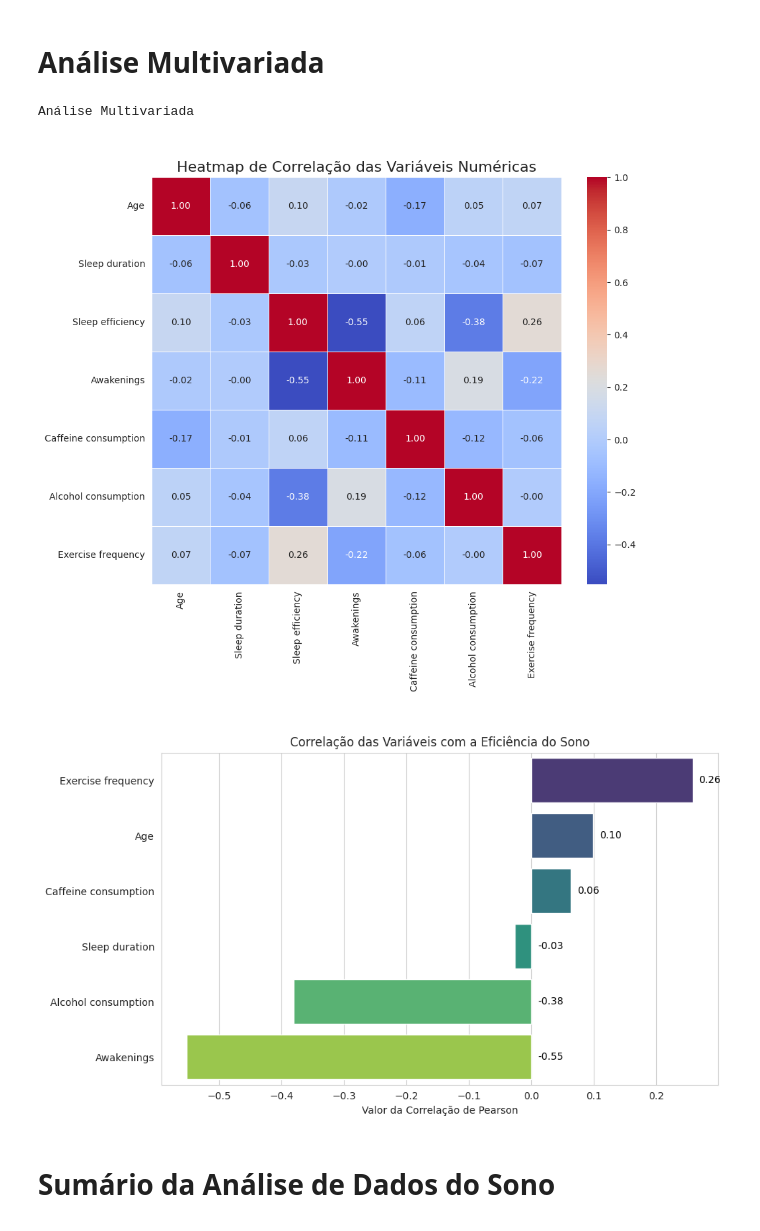
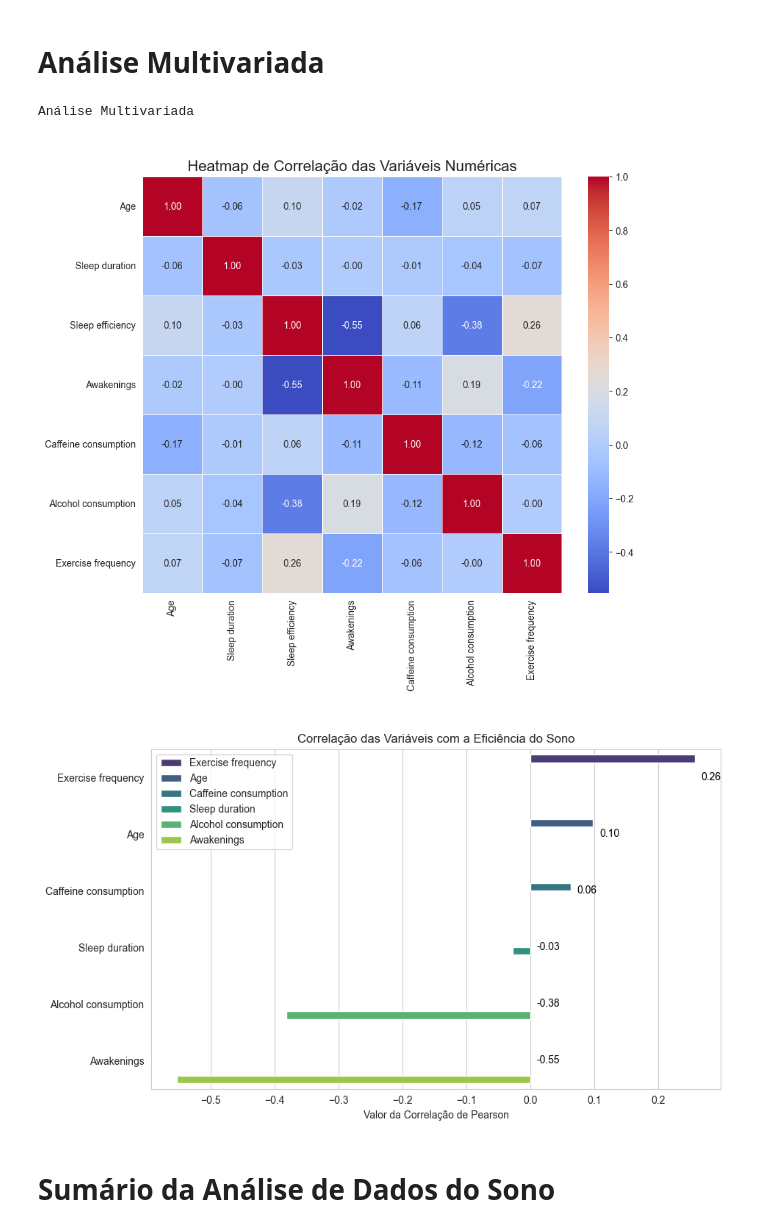
Before and after one commit to Alan-oliveir/hypnos-data, a Jupyter notebook: notebooks/01_analise_exploratoria.ipynb, the cells around one changed output. Saved outputs shown, nothing was run; the diff lists cells and outputs as text; code cells hidden in the pictures.

```diff
--- a/notebooks/01_analise_exploratoria.ipynb
+++ b/notebooks/01_analise_exploratoria.ipynb
@@ -749,35 +788,35 @@ plt.show()
 # %%
 # @title Análise Multivariada
 print("Análise Multivariada")
 numeric_cols = ['Age', 'Sleep duration', 'Sleep efficiency', 'Awakenings', 'Caffeine consumption', 'Alcohol consumption', 'Exercise frequency']
 correlation_matrix = df_tratado[numeric_cols].corr()
 
 # Gráfico da Matriz de Correlação (Heatmap)
 plt.figure(figsize=(10, 8))
 sns.heatmap(correlation_matrix, annot=True, cmap='coolwarm', fmt=".2f", linewidths=.5)
 plt.title('\nHeatmap de Correlação das Variáveis Numéricas', fontsize=16)
 plt.show()
 
 # Gráfico de Correlação com eficiência do sono
 plt.figure(figsize=(10,6))
 sleep_corr = correlation_matrix['Sleep efficiency'].sort_values(ascending=False)
 sleep_corr = sleep_corr[sleep_corr.index != 'Sleep efficiency']
 
-sns.barplot(x=sleep_corr.values, y=sleep_corr.index, hue=sleep_corr.index, palette='viridis', legend=False)
+sns.barplot(x=sleep_corr.values, y=sleep_corr.index, hue=sleep_corr.index, palette='viridis')
 
 plt.xlabel("Valor da Correlação de Pearson")
 plt.ylabel("")
 
 for index, value in enumerate(sleep_corr):
     text_position = value if value >= 0 else 0
     plt.text(text_position + 0.01, index, f'{value:.2f}', color='black', ha='left', va='center')
 
 plt.title('\nCorrelação das Variáveis com a Eficiência do Sono')
 plt.show()
 # %% [output]
 Análise Multivariada
-[figure, old version]
+[figure, new version]
-[figure, old version]
+[figure, new version]
 # %% [markdown]
 # Sumário da Análise de Dados do Sono
 # %% [markdown]
```
Also changed, not shown: parts of 12 cells of this notebook, 7 other files.
